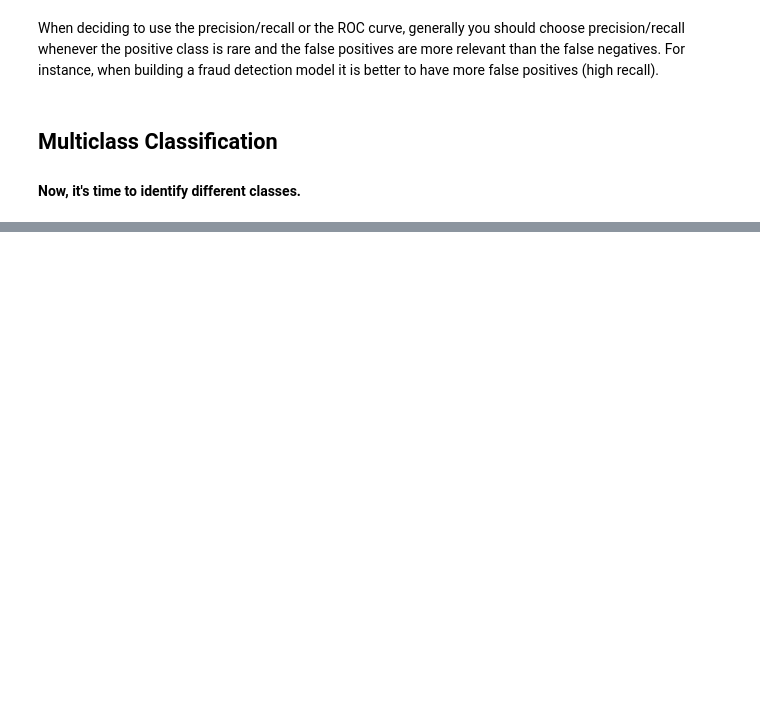
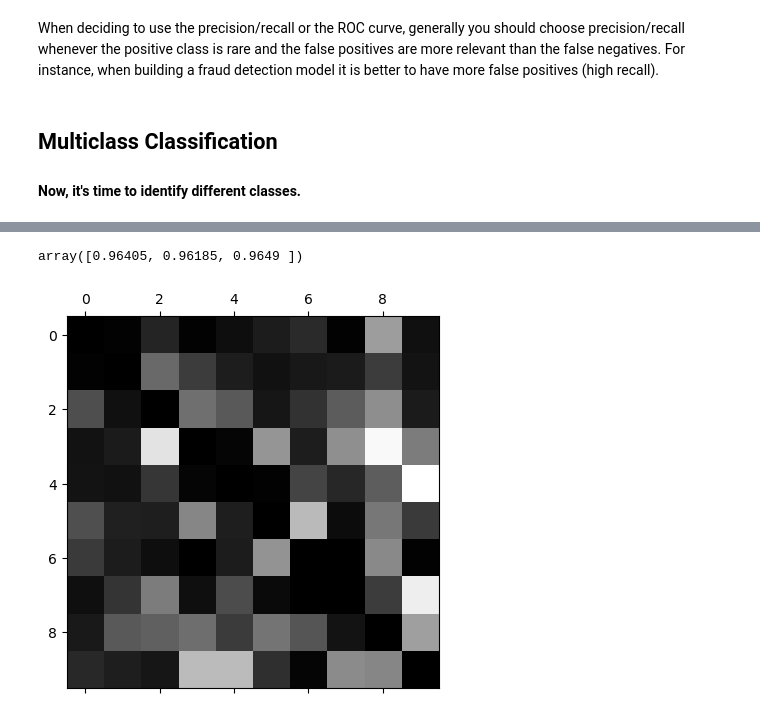
Before and after one commit to leoantero/MachineLearningModels, a Jupyter notebook: classification/class.ipynb, the cells around one changed output, grey strips where cells are left out. Saved outputs shown, nothing was run; the diff lists cells and outputs as text; code cells hidden in the pictures; blank space fills up the shorter version.

```diff
--- a/classification/class.ipynb
+++ b/classification/class.ipynb
@@ -162,0 +156,18 @@ array([0.96405, 0.9618 , 0.9649 ])
+# %%
+from sklearn.preprocessing import StandardScaler
+scaler = StandardScaler()
+X_train_scaled = scaler.fit_transform(X_train.astype(np.float64))
+cross_val_score(ovo_clf_rf, X_train_scaled, y_train, cv = 3, scoring = 'accuracy')
+# %% [output]
+array([0.96405, 0.96185, 0.9649 ])
+# %%
+y_train_pred = cross_val_predict(ovo_clf_rf, X_train_scaled, y_train, cv = 3)
+cf_mtx = confusion_matrix(y_train, y_train_pred)
+row_sums = cf_mtx.sum(axis=1, keepdims = True)
+norm_cf_mtx = cf_mtx / row_sums
+np.fill_diagonal(norm_cf_mtx, 0)
+
+plt.matshow(norm_cf_mtx, cmap=plt.cm.gray)
+plt.show()
+# %% [output]
+[figure, added]
```
Also changed, not shown: parts of 16 cells of this notebook.
